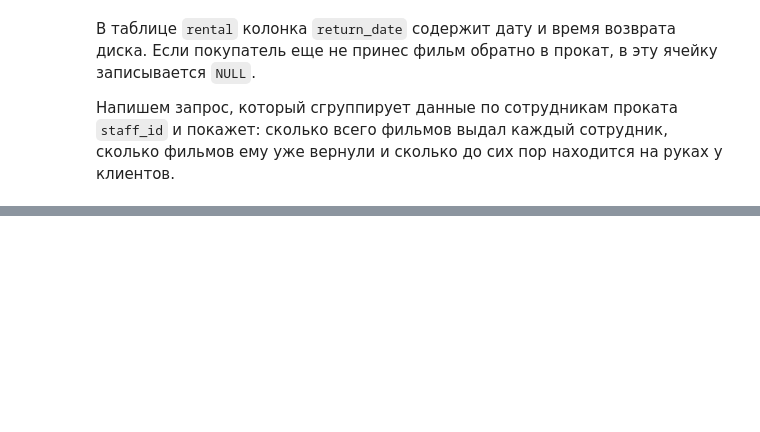
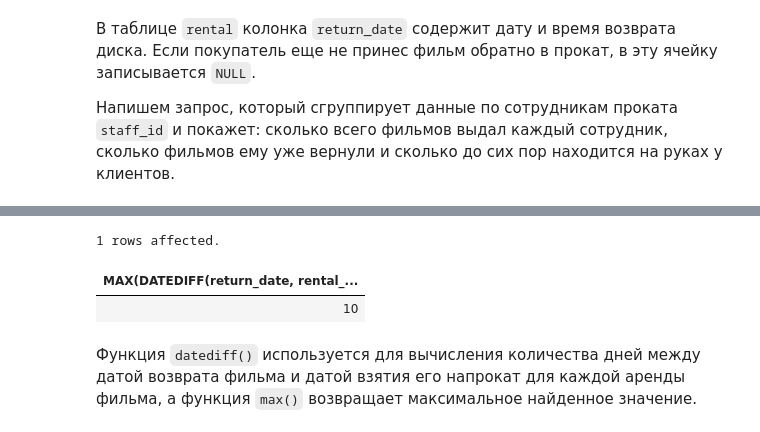
Before and after one commit to magus1968/learning-sql, a Jupyter notebook: docs/chapters/ch08.ipynb, the cells around one changed output, grey strips where cells are left out. Saved outputs shown, nothing was run; the diff lists cells and outputs as text; code cells hidden in the pictures; blank space fills up the shorter version.

```diff
--- a/docs/chapters/ch08.ipynb
+++ b/docs/chapters/ch08.ipynb
@@ -289,0 +401,10 @@ GROUP BY staff_id;
+# %%
+%%sql
+SELECT MAX(DATEDIFF(return_date, rental_date))
+FROM rental;
+# %% [output]
+1 rows affected.
+| MAX(DATEDIFF(return_date, rental_... |
+| 10 |
+# %% [markdown]
+Функция `datediff()` используется для вычисления количества дней между датой возврата фильма и датой взятия его напрокат для каждой аренды фильма, а функция `max()` возвращает максимальное найденное значение.
```
Also changed, not shown: parts of 14 cells of this notebook.
